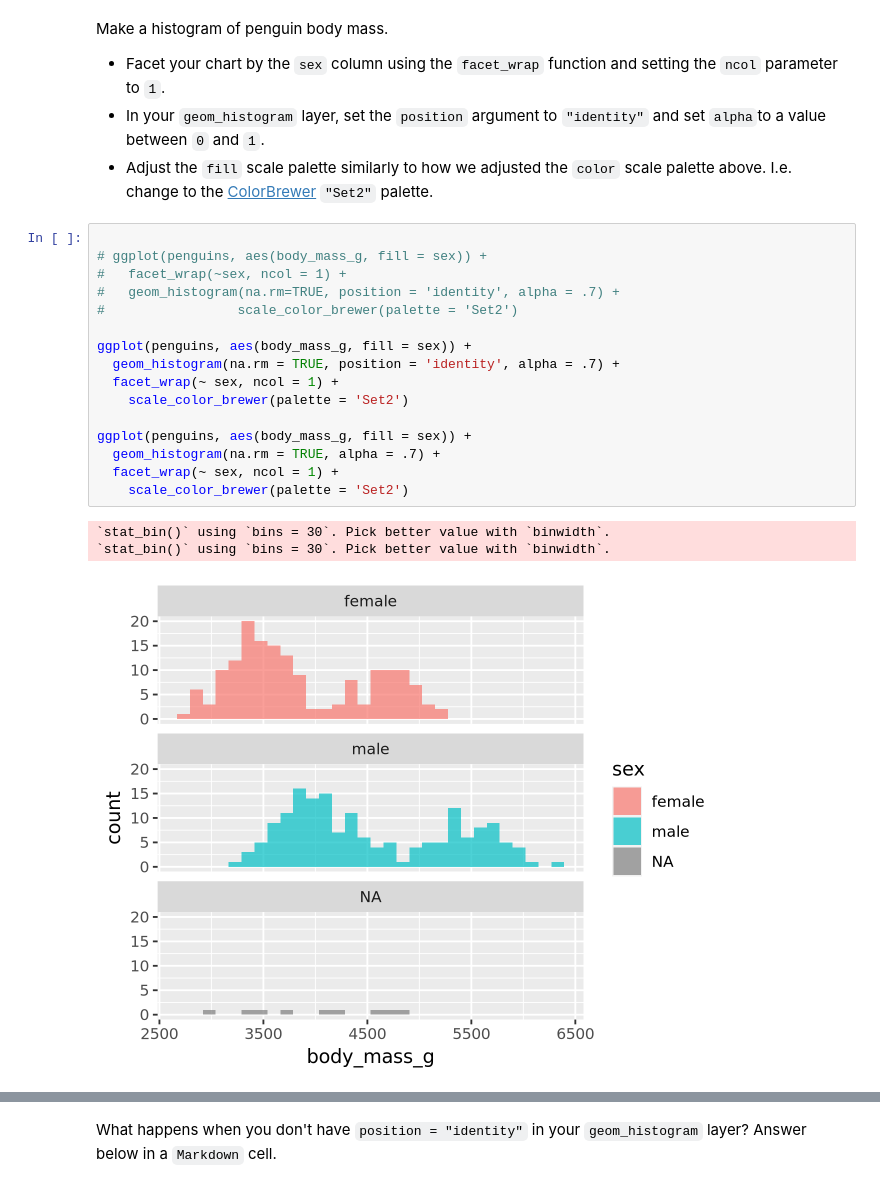
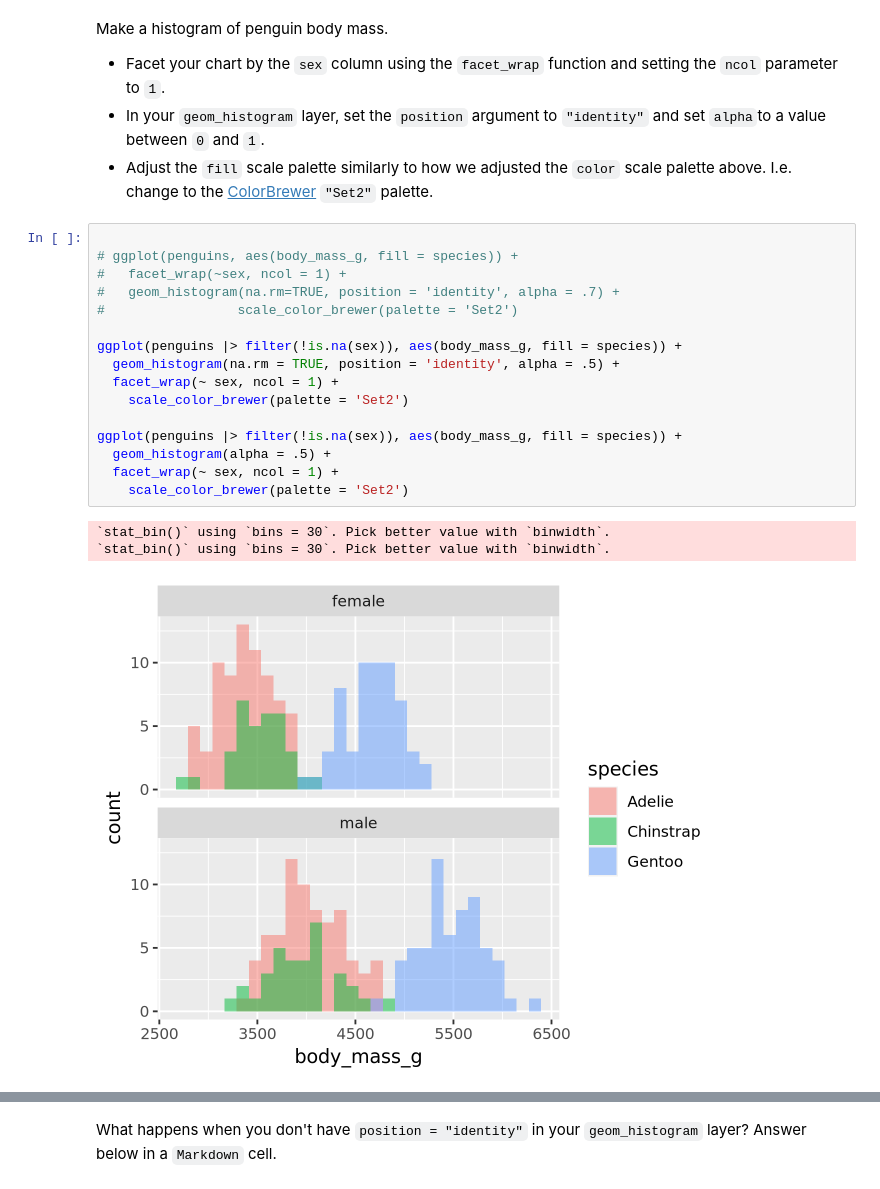
Before and after one commit to UNC-DATA-730/assignment-2-data-viz-and-wrangling-genglish1, a Jupyter notebook: assignment2.ipynb, the cells around one changed output, grey strips where cells are left out. Cells and saved outputs as stored; diff of their text form.

```diff
--- a/assignment2.ipynb
+++ b/assignment2.ipynb
@@ -88,21 +88,21 @@ Make a histogram of penguin body mass.
 - Adjust the `fill` scale palette similarly to how we adjusted the `color` scale palette above. I.e. change to the [ColorBrewer](https://colorbrewer2.org/) `"Set2"` palette.
 # %%
 
-# ggplot(penguins, aes(body_mass_g, fill = sex)) +
+# ggplot(penguins, aes(body_mass_g, fill = species)) +
 #   facet_wrap(~sex, ncol = 1) +
 #   geom_histogram(na.rm=TRUE, position = 'identity', alpha = .7) +
 #                 scale_color_brewer(palette = 'Set2')
 
-ggplot(penguins, aes(body_mass_g, fill = sex)) +
-  geom_histogram(na.rm = TRUE, position = 'identity', alpha = .7) +
+ggplot(penguins |> filter(!is.na(sex)), aes(body_mass_g, fill = species)) +
+  geom_histogram(na.rm = TRUE, position = 'identity', alpha = .5) +
   facet_wrap(~ sex, ncol = 1) +
     scale_color_brewer(palette = 'Set2')
 
-ggplot(penguins, aes(body_mass_g, fill = sex)) +
-  geom_histogram(na.rm = TRUE, alpha = .7) +
+ggplot(penguins |> filter(!is.na(sex)), aes(body_mass_g, fill = species)) +
+  geom_histogram(alpha = .5) +
   facet_wrap(~ sex, ncol = 1) +
     scale_color_brewer(palette = 'Set2')
 # %% [output]
 `stat_bin()` using `bins = 30`. Pick better value with `binwidth`.
 `stat_bin()` using `bins = 30`. Pick better value with `binwidth`.
-[figure, old version]
+[figure, new version]
```
Also changed, not shown: parts of 7 cells of this notebook.
